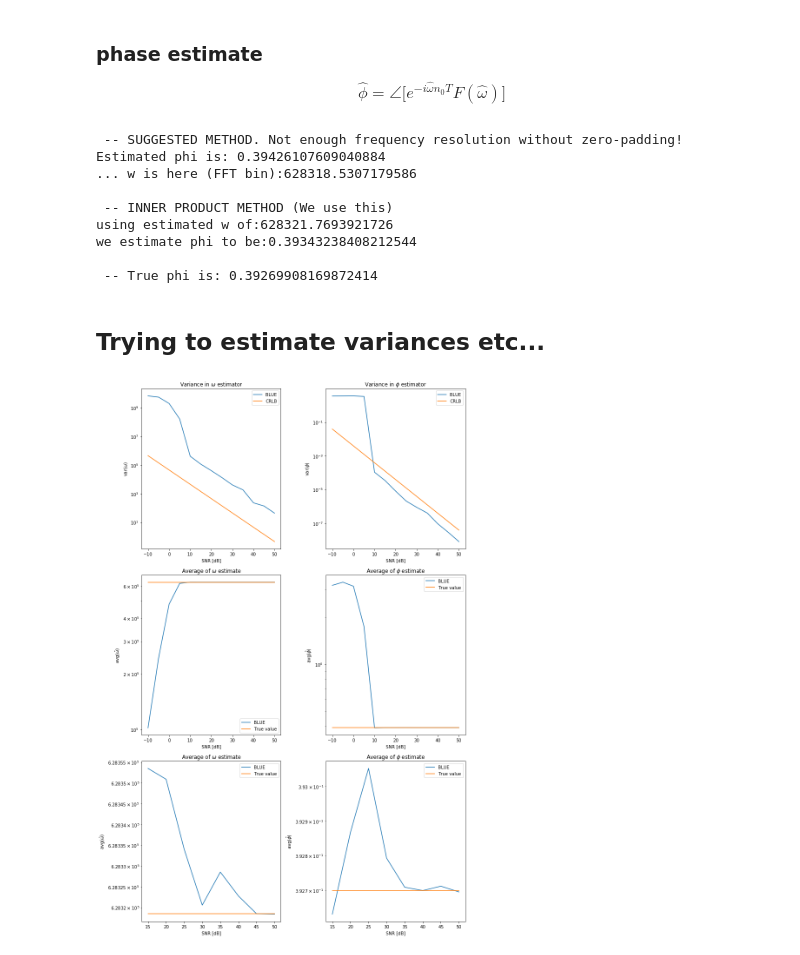
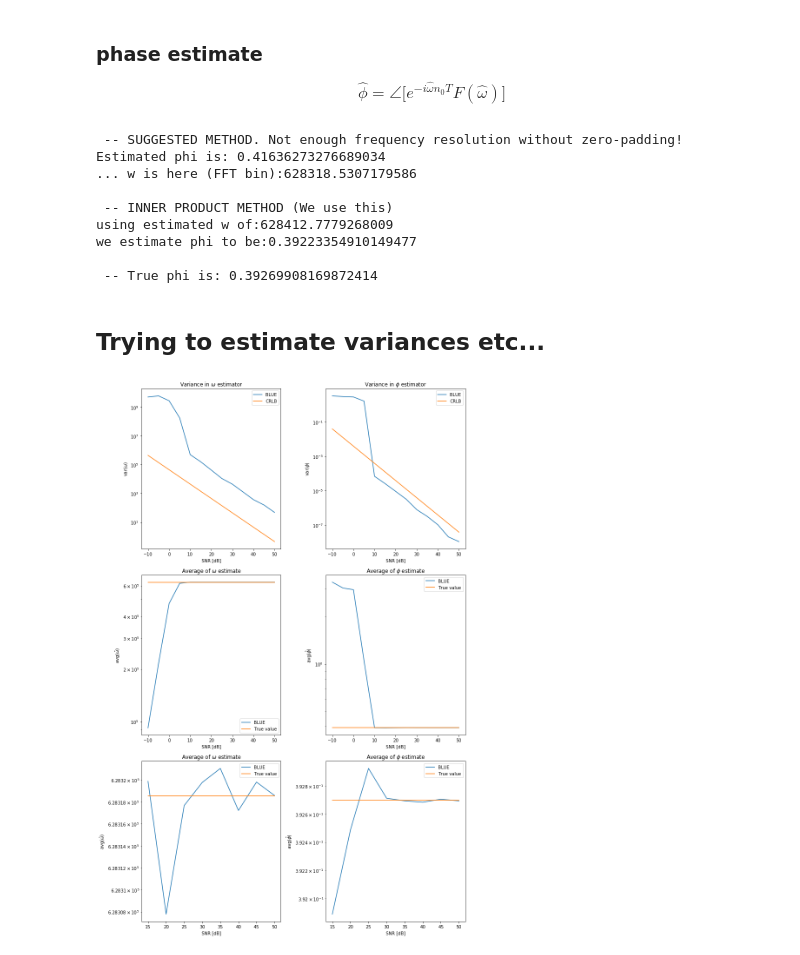
Before and after one commit to haavarn/estimation_project, a Jupyter notebook: BLUE.ipynb, the cells around one changed output. Drawn from its saved outputs; the diff is of its cells as text; code cells hidden in the pictures.

```diff
--- a/BLUE.ipynb
+++ b/BLUE.ipynb
@@ -274,7 +276,7 @@ N   = 513
 
 SNRs_dB = np.arange(-10,55,5)
 
-n_trials = 50
+n_trials = 100
 
 BLUE_w   = np.zeros((len(SNRs_dB),n_trials))
 BLUE_phi = np.zeros((len(SNRs_dB),n_trials))
@@ -533,12 +535,12 @@ print('we estimate phi to be:' + str(new_phase_est))
 print('\n -- True phi is: ' + str(phase))
 # %% [output]
  -- SUGGESTED METHOD. Not enough frequency resolution without zero-padding!
-Estimated phi is: 0.39426107609040884
+Estimated phi is: 0.41636273276689034
 ... w is here (FFT bin):628318.5307179586
 
  -- INNER PRODUCT METHOD (We use this)
-using estimated w of:628321.7693921726
-we estimate phi to be:0.39343238408212544
+using estimated w of:628412.7779268009
+we estimate phi to be:0.39223354910149477
 
  -- True phi is: 0.39269908169872414
 # %% [markdown]
@@ -549,7 +551,7 @@ N   = 513
 
 SNRs_dB = np.arange(-10,55,5)
 
-n_trials = 50
+n_trials = 100
 
 BLUE_w   = np.zeros((len(SNRs_dB),n_trials))
 BLUE_phi = np.zeros((len(SNRs_dB),n_trials))
@@ -627,34 +629,34 @@ ax3.legend()
 ax4 = plt.subplot(3,2,4)
 ax4.plot(SNRs_dB, avg_BLUE_phi, label = "BLUE")
 ax4.plot(SNRs_dB, np.ones(len(SNRs_dB))*phase, label = "True value")
 ax4.set_yscale('log')
 ax4.set_xlabel("SNR [dB]")
 ax4.set_ylabel(r"avg($\hat{\phi}$)")
 ax4.set_title("Average of $\phi$ estimate")
 ax4.legend()
 
 # Average Omega
 ax5 = plt.subplot(3,2,5)
 ax5.plot(SNRs_dB[5:], avg_BLUE_w[5:], label = "BLUE")
 ax5.plot(SNRs_dB[5:], np.ones(len(SNRs_dB[5:]))*w_0, label = "True value")
 ax5.set_yscale('log')
 ax5.set_xlabel("SNR [dB]")
 ax5.set_ylabel(r"avg($\hat{\omega}$)")
 ax5.set_title("Average of $\omega$ estimate")
 ax5.legend()
 # Average Phi
 ax6 = plt.subplot(3,2,6)
 ax6.plot(SNRs_dB[5:], avg_BLUE_phi[5:], label = "BLUE")
 ax6.plot(SNRs_dB[5:], np.ones(len(SNRs_dB[5:]))*phase, label = "True value")
 ax6.set_yscale('log')
 ax6.set_xlabel("SNR [dB]")
 ax6.set_ylabel(r"avg($\hat{\phi}$)")
 ax6.set_title("Average of $\phi$ estimate")
 ax6.legend()
 
 plt.tight_layout()
 # %% [output]
-[figure, old version]
+[figure, new version]
 # %%
 fig = plt.figure(figsize=(12,6))
 
```
Also changed, not shown: parts of 7 cells of this notebook.
